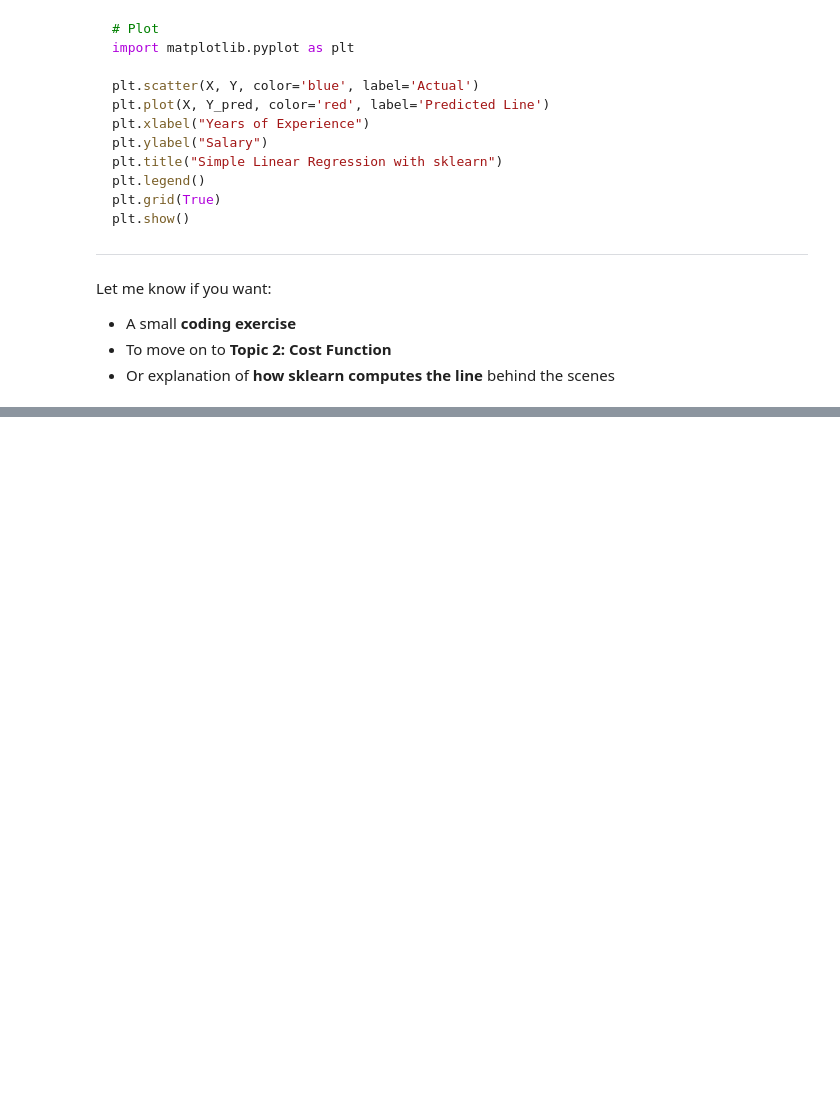
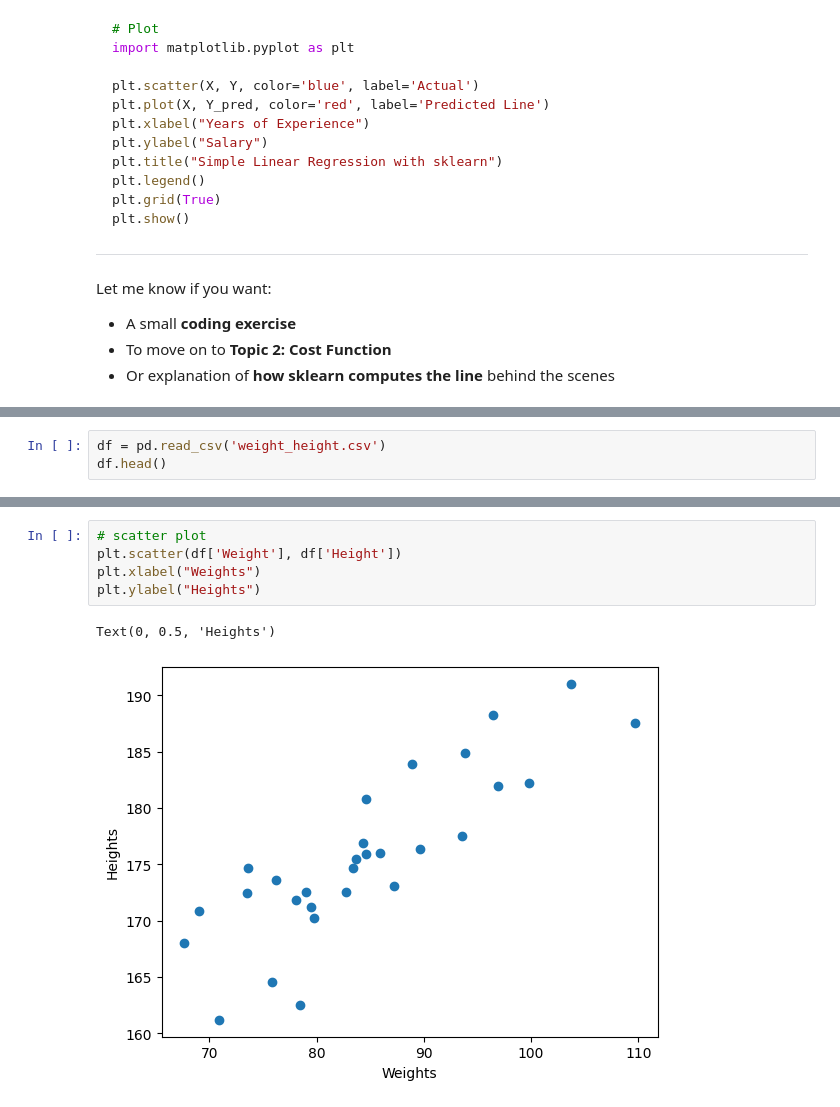
Before and after one commit to misbah1408/Data-Science-Bootcamp, a Jupyter notebook: ML/01_simple_linear_regression.ipynb.ipynb, the cells around one changed output, grey strips where cells are left out. Saved outputs shown, nothing was run; the diff lists cells and outputs as text; blank space fills up the shorter version.

```diff
--- a/ML/01_simple_linear_regression.ipynb.ipynb
+++ b/ML/01_simple_linear_regression.ipynb.ipynb
@@ -155,0 +162,3 @@ Let me know if you want:
+# %%
+df = pd.read_csv('weight_height.csv')
+df.head()
@@ -155,0 +196,8 @@ Let me know if you want:
+# %%
+# scatter plot
+plt.scatter(df['Weight'], df['Height'])
+plt.xlabel("Weights")
+plt.ylabel("Heights")
+# %% [output]
+Text(0, 0.5, 'Heights')
+[figure, added]
```
Also changed, not shown: parts of 21 cells of this notebook, 4 other files.
